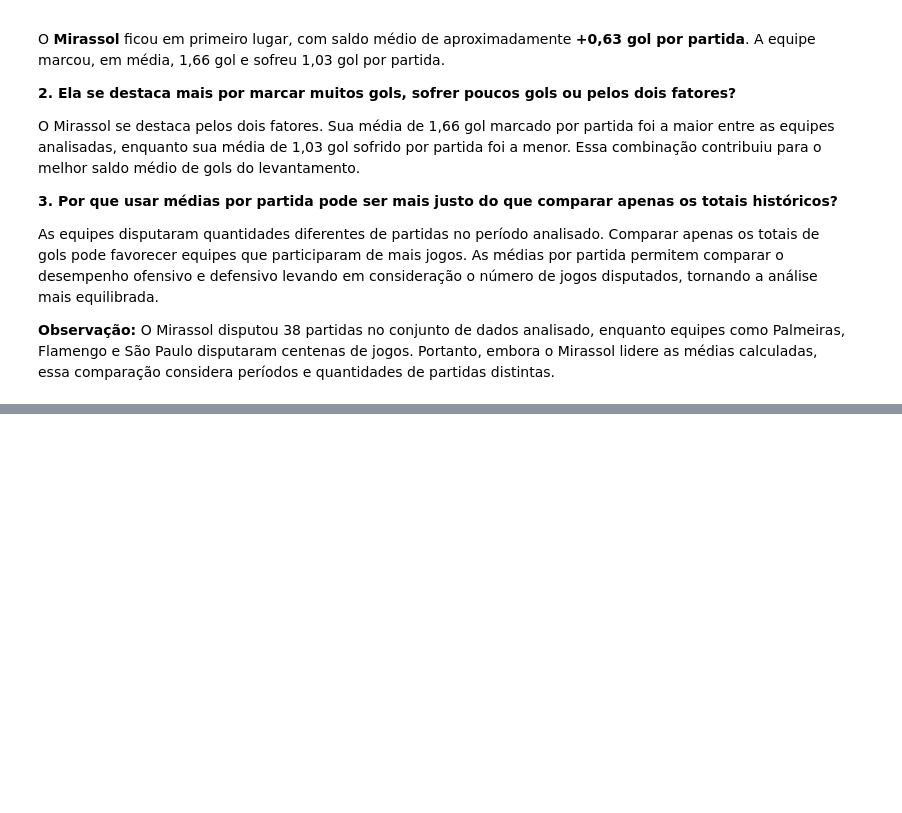
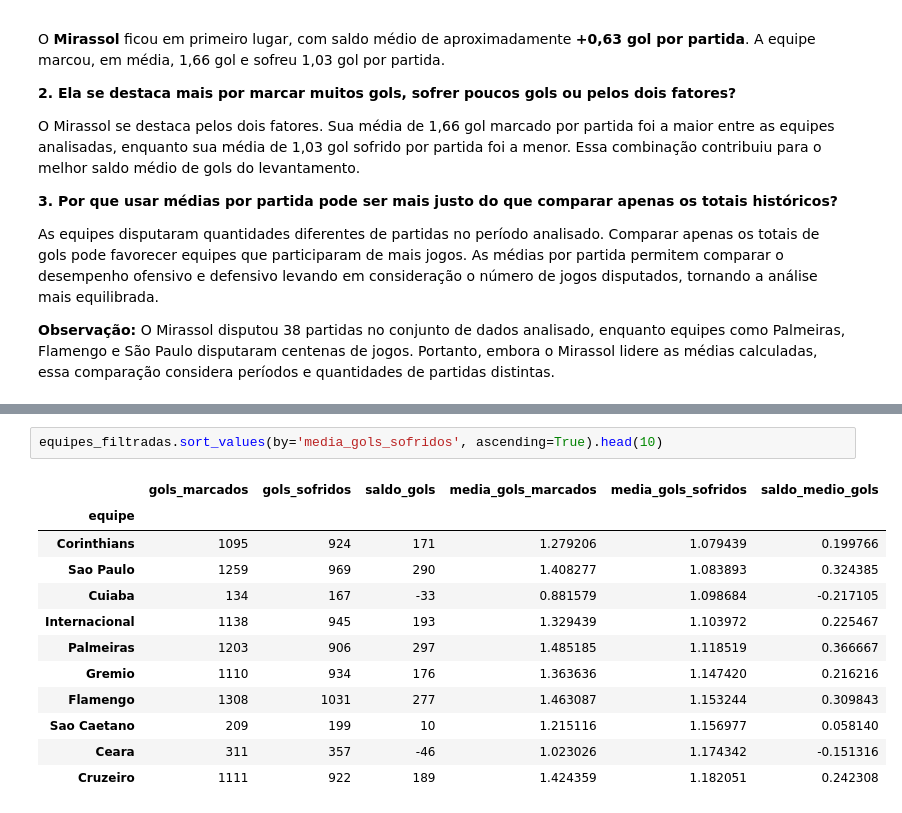
Before and after one commit to LuizFernand018/brasileirao-analytics, a Jupyter notebook: notebooks/01_exploracao_inicial.ipynb, the cells around one changed output, grey strips where cells are left out. Drawn from its saved outputs; the diff is of its cells as text; blank space fills up the shorter version.

```diff
--- a/notebooks/01_exploracao_inicial.ipynb
+++ b/notebooks/01_exploracao_inicial.ipynb
@@ -655,0 +713,15 @@ O Mirassol disputou 38 partidas no conjunto de dados analisado, enquanto equipes
+# %%
+equipes_filtradas.sort_values(by='media_gols_sofridos', ascending=True).head(10)
+# %% [output]
+|  | gols_marcados | gols_sofridos | saldo_gols | media_gols_marcados | media_gols_sofridos | saldo_medio_gols |
+| equipe |  |  |  |  |  |  |
+| Corinthians | 1095 | 924 | 171 | 1.279206 | 1.079439 | 0.199766 |
+| Sao Paulo | 1259 | 969 | 290 | 1.408277 | 1.083893 | 0.324385 |
+| Cuiaba | 134 | 167 | -33 | 0.881579 | 1.098684 | -0.217105 |
+| Internacional | 1138 | 945 | 193 | 1.329439 | 1.103972 | 0.225467 |
+| Palmeiras | 1203 | 906 | 297 | 1.485185 | 1.118519 | 0.366667 |
+| Gremio | 1110 | 934 | 176 | 1.363636 | 1.147420 | 0.216216 |
+| Flamengo | 1308 | 1031 | 277 | 1.463087 | 1.153244 | 0.309843 |
+| Sao Caetano | 209 | 199 | 10 | 1.215116 | 1.156977 | 0.058140 |
+| Ceara | 311 | 357 | -46 | 1.023026 | 1.174342 | -0.151316 |
+| Cruzeiro | 1111 | 922 | 189 | 1.424359 | 1.182051 | 0.242308 |
```
Also changed, not shown: parts of 6 cells of this notebook.
